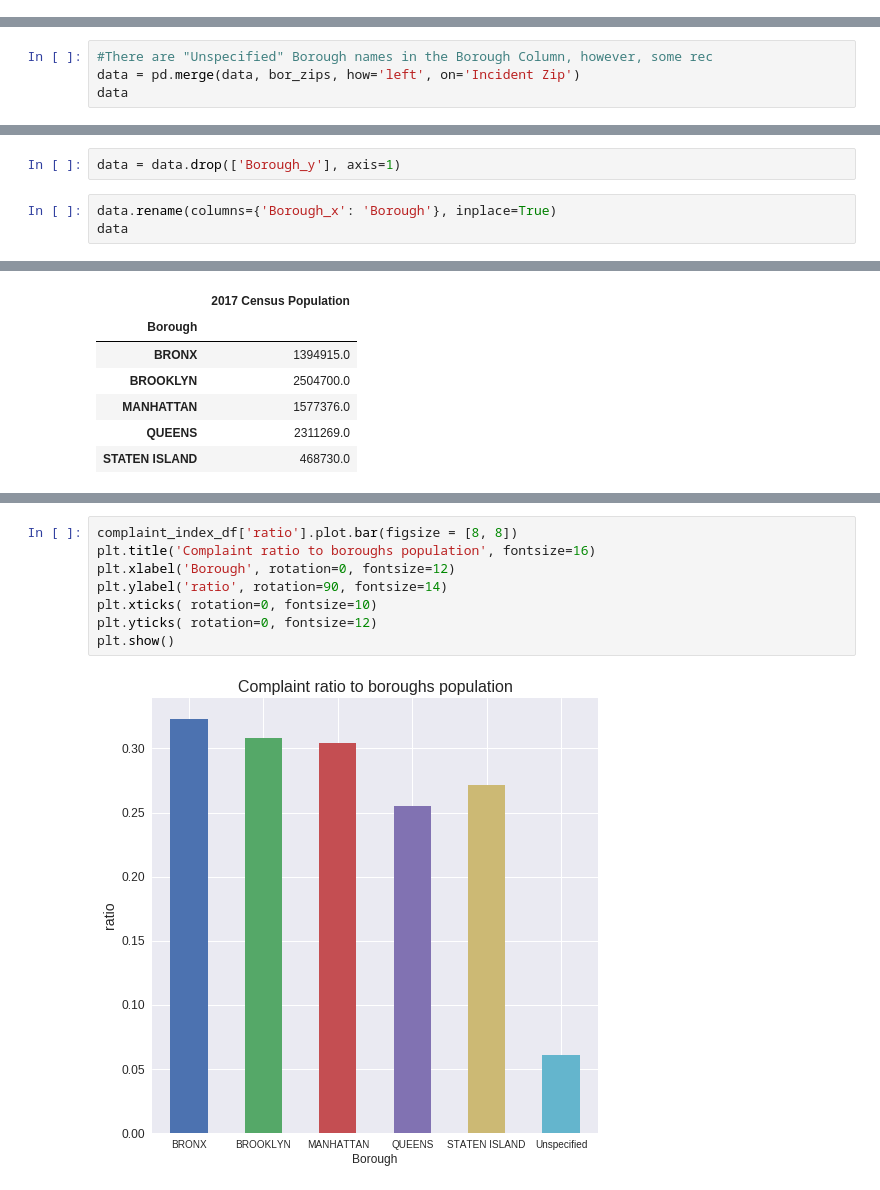
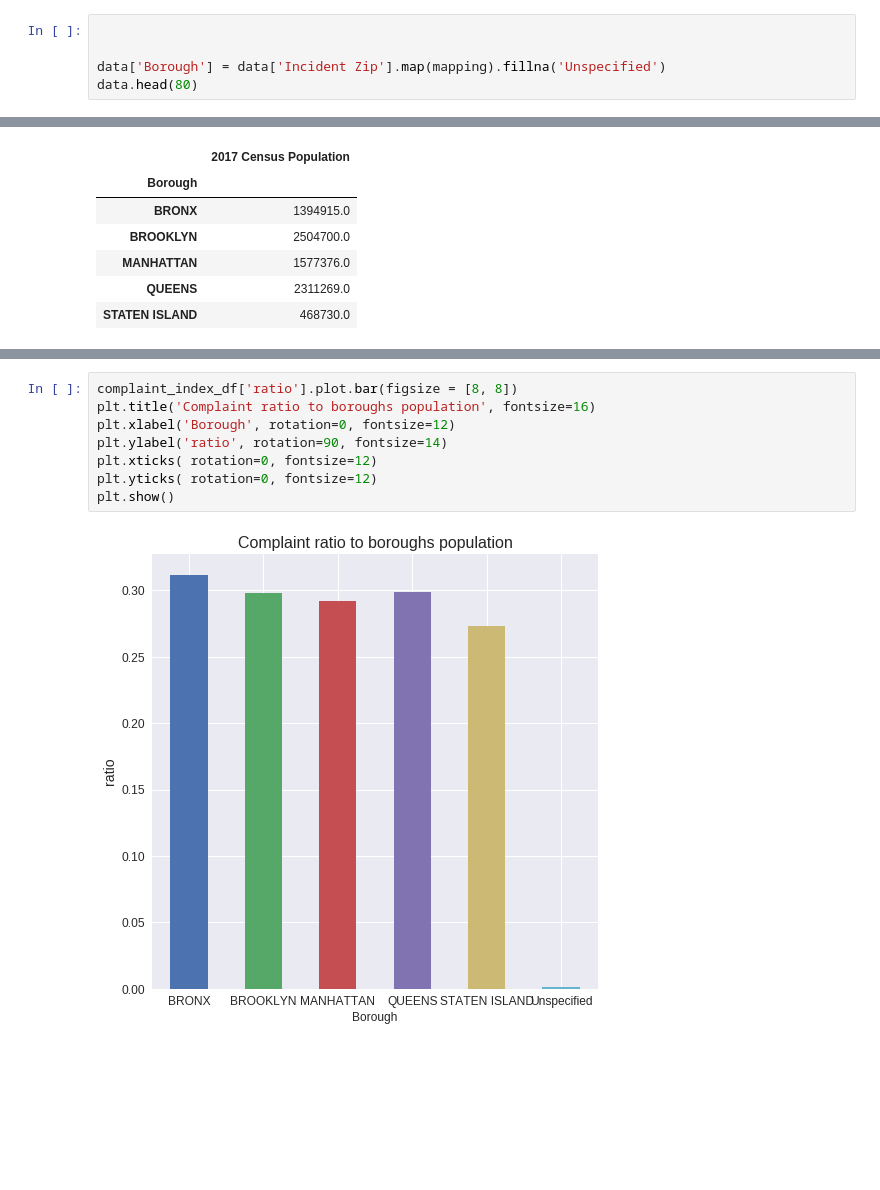
Before and after one commit to shihanrehman/DBRS_InterviewChallenge_2, a Jupyter notebook: Final_NYC_Boroughs_with_graph.ipynb, the cells around one changed output, grey strips where cells are left out. Cells and saved outputs as stored; diff of their text form; blank space fills up the shorter version.

```diff
--- a/Final_NYC_Boroughs_with_graph.ipynb
+++ b/Final_NYC_Boroughs_with_graph.ipynb
@@ -113,0 +101,5 @@ data.head(2) #display the first 2 rows
+# %%
+
+
+data['Borough'] = data['Incident Zip'].map(mapping).fillna('Unspecified')
+data.head(80)
@@ -125,4 +156,0 @@ array(['QUEENS', 'BROOKLYN', 'MANHATTAN', 'BRONX', 'Unspecified',
-# %%
-#There are "Unspecified" Borough names in the Borough Column, however, some rec
-data = pd.merge(data, bor_zips, how='left', on='Incident Zip')
-data
@@ -148,5 +156,0 @@ data
-# %%
-data = data.drop(['Borough_y'], axis=1)
-# %%
-data.rename(columns={'Borough_x': 'Borough'}, inplace=True)
-data
@@ -514,10 +486,10 @@ complaint_index_df.sort_values('ratio', ascending=False).head()
 # %%
 complaint_index_df['ratio'].plot.bar(figsize = [8, 8])
 plt.title('Complaint ratio to boroughs population', fontsize=16)
 plt.xlabel('Borough', rotation=0, fontsize=12)
 plt.ylabel('ratio', rotation=90, fontsize=14)
-plt.xticks( rotation=0, fontsize=10)
+plt.xticks( rotation=0, fontsize=12)
 plt.yticks( rotation=0, fontsize=12)
 plt.show()
 # %% [output]
-[figure, old version]
+[figure, new version]
```
Also changed, not shown: parts of 30 cells of this notebook.
